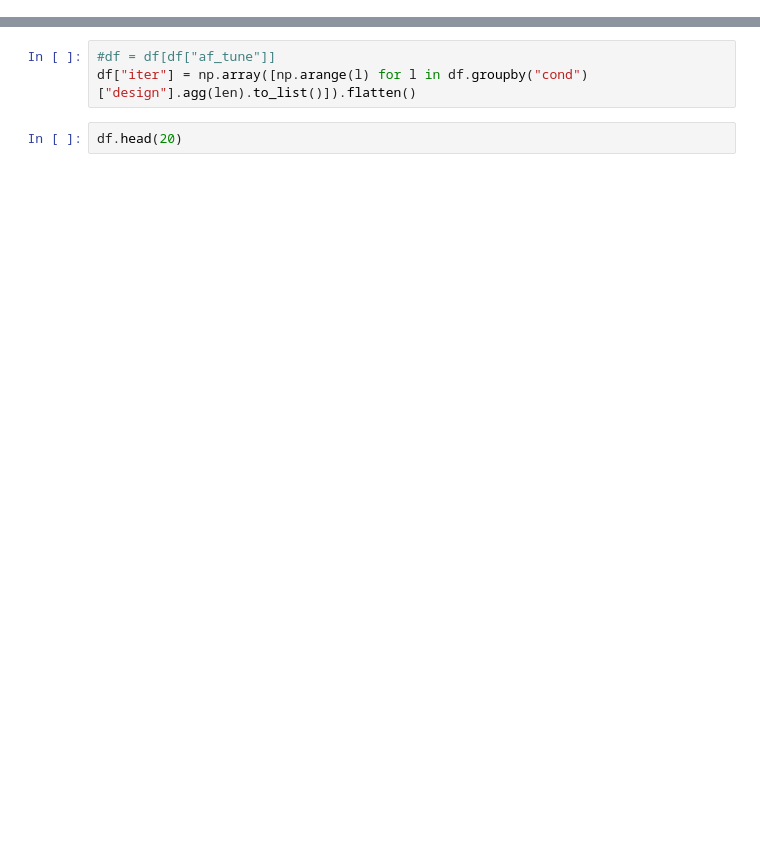
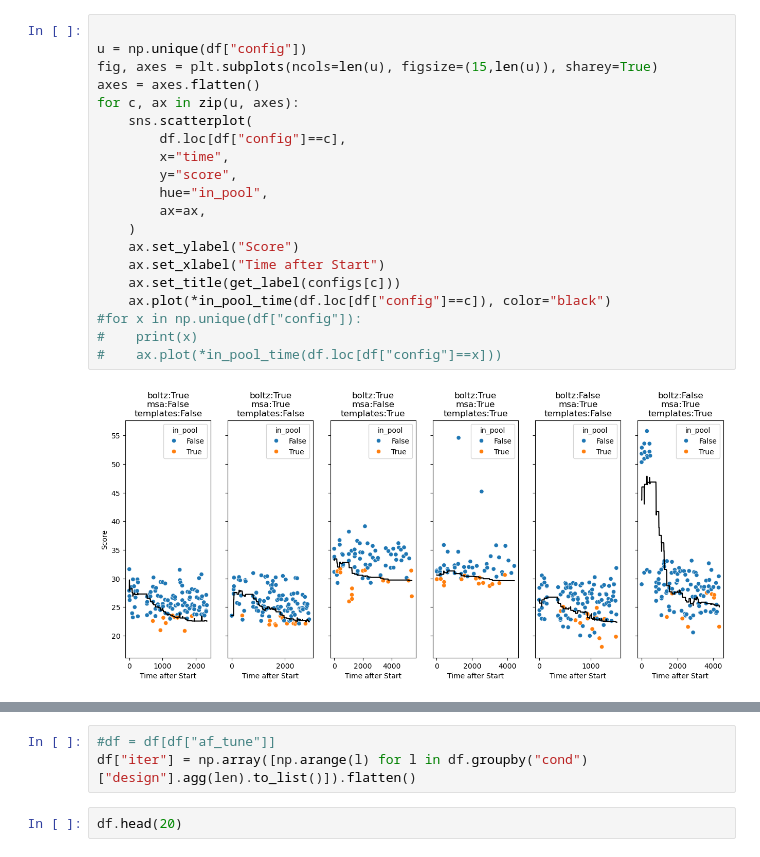
Before and after one commit to NTBiotech/flexcraft, a Jupyter notebook: notebooks/adapt/tuning_analysis.ipynb, the cells around one changed output, grey strips where cells are left out. Cells and saved outputs as stored; diff of their text form; blank space fills up the shorter version.

```diff
--- a/notebooks/adapt/tuning_analysis.ipynb
+++ b/notebooks/adapt/tuning_analysis.ipynb
@@ -59 +87,23 @@ data,configs
+# %%
+
+u = np.unique(df["config"])
+fig, axes = plt.subplots(ncols=len(u), figsize=(15,len(u)), sharey=True)
+axes = axes.flatten()
+for c, ax in zip(u, axes):
+    sns.scatterplot(
+        df.loc[df["config"]==c],
+        x="time",
+        y="score",
+        hue="in_pool",
+        ax=ax,
+    )
+    ax.set_ylabel("Score")
+    ax.set_xlabel("Time after Start")
+    ax.set_title(get_label(configs[c]))
+    ax.plot(*in_pool_time(df.loc[df["config"]==c]), color="black")
+#for x in np.unique(df["config"]):
+#    print(x)
+#    ax.plot(*in_pool_time(df.loc[df["config"]==x]))
+# %% [output]
+[figure, added]
 # %%
```
Also changed, not shown: parts of 21 cells of this notebook, 16 other files.
